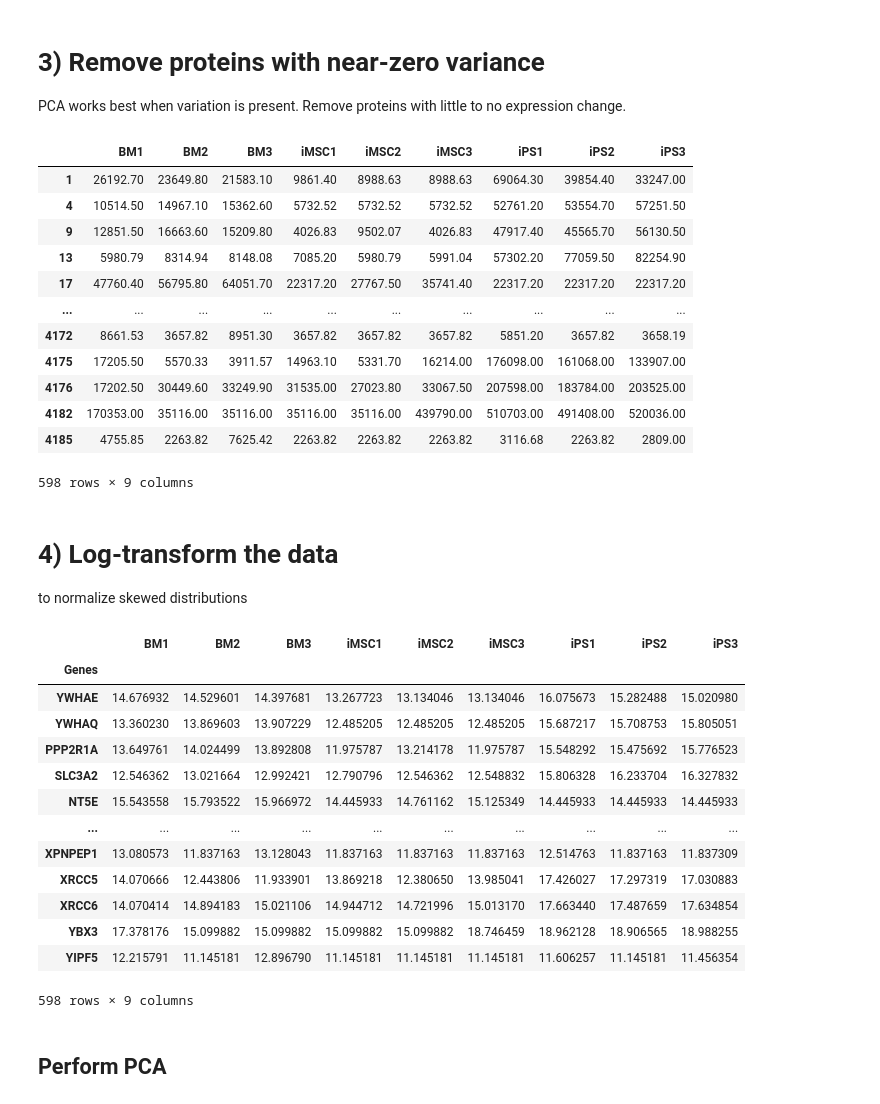
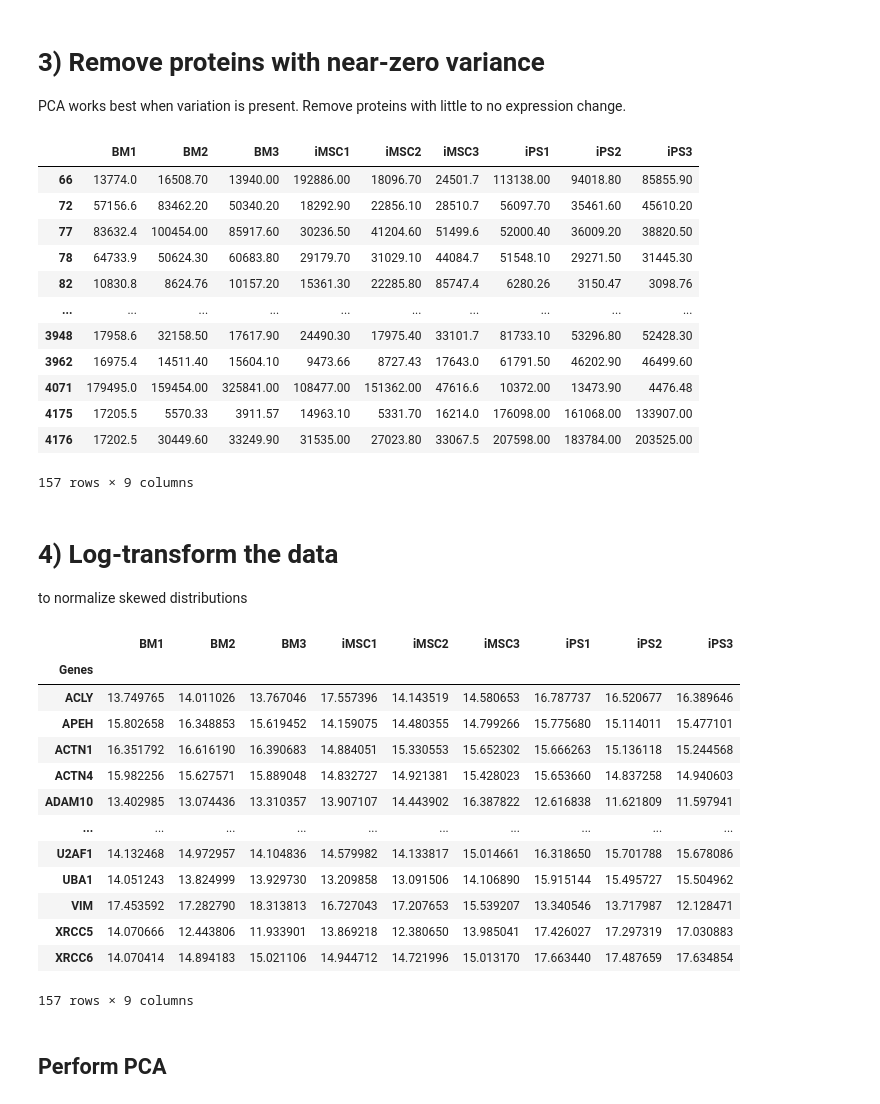
Before and after one commit to Ziadoon-Al-Akashi/data_analysis_public, a Jupyter notebook: Proteomics .ipynb, the cells around one changed output. Cells and saved outputs as stored; diff of their text form; code cells hidden in the pictures.

```diff
--- a/Proteomics .ipynb
+++ b/Proteomics .ipynb
@@ -36,6 +37,7 @@ df_filtered = df[data_columns].copy()
 Remove proteins with >50% missing values across samples.
 # %%
-df_filtered = df_filtered.dropna(thresh=len(data_columns) * 0.5)
+df_filtered = df_filtered.dropna(axis=0)
+#df_filtered = df_filtered.dropna(thresh=len(data_columns) * 0.5)
 df_filtered
 # %% [output]
 |  | BM1 | BM2 | BM3 | iMSC1 | iMSC2 | iMSC3 | iPS1 | iPS2 | iPS3 |
@@ -56,4 +58,4 @@ df_filtered
 Replace remaining NaNs with the minimum detected value per protein (common in proteomics).
 # %%
-df_filtered = df_filtered.apply(lambda x: x.fillna(x.min()), axis=1)
-df_filtered
+#df_filtered = df_filtered.apply(lambda x: x.fillna(x.min()), axis=1)
+#df_filtered
@@ -80,45 +68,46 @@ filtered_data = selector.fit_transform(df_filtered)
 df_filtered
 # %% [output]
 |  | BM1 | BM2 | BM3 | iMSC1 | iMSC2 | iMSC3 | iPS1 | iPS2 | iPS3 |
-| 1 | 26192.70 | 23649.80 | 21583.10 | 9861.40 | 8988.63 | 8988.63 | 69064.30 | 39854.40 | 33247.00 |
-| 4 | 10514.50 | 14967.10 | 15362.60 | 5732.52 | 5732.52 | 5732.52 | 52761.20 | 53554.70 | 57251.50 |
-| 9 | 12851.50 | 16663.60 | 15209.80 | 4026.83 | 9502.07 | 4026.83 | 47917.40 | 45565.70 | 56130.50 |
-| 13 | 5980.79 | 8314.94 | 8148.08 | 7085.20 | 5980.79 | 5991.04 | 57302.20 | 77059.50 | 82254.90 |
-| 17 | 47760.40 | 56795.80 | 64051.70 | 22317.20 | 27767.50 | 35741.40 | 22317.20 | 22317.20 | 22317.20 |
+| 66 | 13774.0 | 16508.70 | 13940.00 | 192886.00 | 18096.70 | 24501.7 | 113138.00 | 94018.80 | 85855.90 |
+| 72 | 57156.6 | 83462.20 | 50340.20 | 18292.90 | 22856.10 | 28510.7 | 56097.70 | 35461.60 | 45610.20 |
+| 77 | 83632.4 | 100454.00 | 85917.60 | 30236.50 | 41204.60 | 51499.6 | 52000.40 | 36009.20 | 38820.50 |
+| 78 | 64733.9 | 50624.30 | 60683.80 | 29179.70 | 31029.10 | 44084.7 | 51548.10 | 29271.50 | 31445.30 |
+| 82 | 10830.8 | 8624.76 | 10157.20 | 15361.30 | 22285.80 | 85747.4 | 6280.26 | 3150.47 | 3098.76 |
 | ... | ... | ... | ... | ... | ... | ... | ... | ... | ... |
-| 4172 | 8661.53 | 3657.82 | 8951.30 | 3657.82 | 3657.82 | 3657.82 | 5851.20 | 3657.82 | 3658.19 |
-| 4175 | 17205.50 | 5570.33 | 3911.57 | 14963.10 | 5331.70 | 16214.00 | 176098.00 | 161068.00 | 133907.00 |
-| 4176 | 17202.50 | 30449.60 | 33249.90 | 31535.00 | 27023.80 | 33067.50 | 207598.00 | 183784.00 | 203525.00 |
-| 4182 | 170353.00 | 35116.00 | 35116.00 | 35116.00 | 35116.00 | 439790.00 | 510703.00 | 491408.00 | 520036.00 |
-| 4185 | 4755.85 | 2263.82 | 7625.42 | 2263.82 | 2263.82 | 2263.82 | 3116.68 | 2263.82 | 2809.00 |
+| 3948 | 17958.6 | 32158.50 | 17617.90 | 24490.30 | 17975.40 | 33101.7 | 81733.10 | 53296.80 | 52428.30 |
+| 3962 | 16975.4 | 14511.40 | 15604.10 | 9473.66 | 8727.43 | 17643.0 | 61791.50 | 46202.90 | 46499.60 |
+| 4071 | 179495.0 | 159454.00 | 325841.00 | 108477.00 | 151362.00 | 47616.6 | 10372.00 | 13473.90 | 4476.48 |
+| 4175 | 17205.5 | 5570.33 | 3911.57 | 14963.10 | 5331.70 | 16214.0 | 176098.00 | 161068.00 | 133907.00 |
+| 4176 | 17202.5 | 30449.60 | 33249.90 | 31535.00 | 27023.80 | 33067.5 | 207598.00 | 183784.00 | 203525.00 |
-598 rows × 9 columns
+157 rows × 9 columns
 # %% [markdown]
 # 4) Log-transform the data
 to normalize skewed distributions
 # %%
 filtered_data = pd.DataFrame(filtered_data, index=df_filtered.index, columns=data_columns)
 filtered_data["Genes"] = gene_names.loc[filtered_data.index]  # Reattach gene names
 # Move "Gene Name" to index for heatmap
 filtered_data.set_index("Genes", inplace=True)
 
 # Log2 transform for better visualization
 filtered_data = np.log2(filtered_data + 1)
+filtered_data.to_csv("filtered_data.csv")
 filtered_data
 # %% [output]
 |  | BM1 | BM2 | BM3 | iMSC1 | iMSC2 | iMSC3 | iPS1 | iPS2 | iPS3 |
 | Genes |  |  |  |  |  |  |  |  |  |
-| YWHAE | 14.676932 | 14.529601 | 14.397681 | 13.267723 | 13.134046 | 13.134046 | 16.075673 | 15.282488 | 15.020980 |
-| YWHAQ | 13.360230 | 13.869603 | 13.907229 | 12.485205 | 12.485205 | 12.485205 | 15.687217 | 15.708753 | 15.805051 |
-| PPP2R1A | 13.649761 | 14.024499 | 13.892808 | 11.975787 | 13.214178 | 11.975787 | 15.548292 | 15.475692 | 15.776523 |
-| SLC3A2 | 12.546362 | 13.021664 | 12.992421 | 12.790796 | 12.546362 | 12.548832 | 15.806328 | 16.233704 | 16.327832 |
-| NT5E | 15.543558 | 15.793522 | 15.966972 | 14.445933 | 14.761162 | 15.125349 | 14.445933 | 14.445933 | 14.445933 |
+| ACLY | 13.749765 | 14.011026 | 13.767046 | 17.557396 | 14.143519 | 14.580653 | 16.787737 | 16.520677 | 16.389646 |
+| APEH | 15.802658 | 16.348853 | 15.619452 | 14.159075 | 14.480355 | 14.799266 | 15.775680 | 15.114011 | 15.477101 |
+| ACTN1 | 16.351792 | 16.616190 | 16.390683 | 14.884051 | 15.330553 | 15.652302 | 15.666263 | 15.136118 | 15.244568 |
+| ACTN4 | 15.982256 | 15.627571 | 15.889048 | 14.832727 | 14.921381 | 15.428023 | 15.653660 | 14.837258 | 14.940603 |
+| ADAM10 | 13.402985 | 13.074436 | 13.310357 | 13.907107 | 14.443902 | 16.387822 | 12.616838 | 11.621809 | 11.597941 |
 | ... | ... | ... | ... | ... | ... | ... | ... | ... | ... |
-| XPNPEP1 | 13.080573 | 11.837163 | 13.128043 | 11.837163 | 11.837163 | 11.837163 | 12.514763 | 11.837163 | 11.837309 |
+| U2AF1 | 14.132468 | 14.972957 | 14.104836 | 14.579982 | 14.133817 | 15.014661 | 16.318650 | 15.701788 | 15.678086 |
+| UBA1 | 14.051243 | 13.824999 | 13.929730 | 13.209858 | 13.091506 | 14.106890 | 15.915144 | 15.495727 | 15.504962 |
+| VIM | 17.453592 | 17.282790 | 18.313813 | 16.727043 | 17.207653 | 15.539207 | 13.340546 | 13.717987 | 12.128471 |
 | XRCC5 | 14.070666 | 12.443806 | 11.933901 | 13.869218 | 12.380650 | 13.985041 | 17.426027 | 17.297319 | 17.030883 |
 | XRCC6 | 14.070414 | 14.894183 | 15.021106 | 14.944712 | 14.721996 | 15.013170 | 17.663440 | 17.487659 | 17.634854 |
-| YBX3 | 17.378176 | 15.099882 | 15.099882 | 15.099882 | 15.099882 | 18.746459 | 18.962128 | 18.906565 | 18.988255 |
-| YIPF5 | 12.215791 | 11.145181 | 12.896790 | 11.145181 | 11.145181 | 11.145181 | 11.606257 | 11.145181 | 11.456354 |
-598 rows × 9 columns
+157 rows × 9 columns
 # %% [markdown]
 ## Perform PCA
 # %%
```
Also changed, not shown: parts of 23 cells of this notebook.
